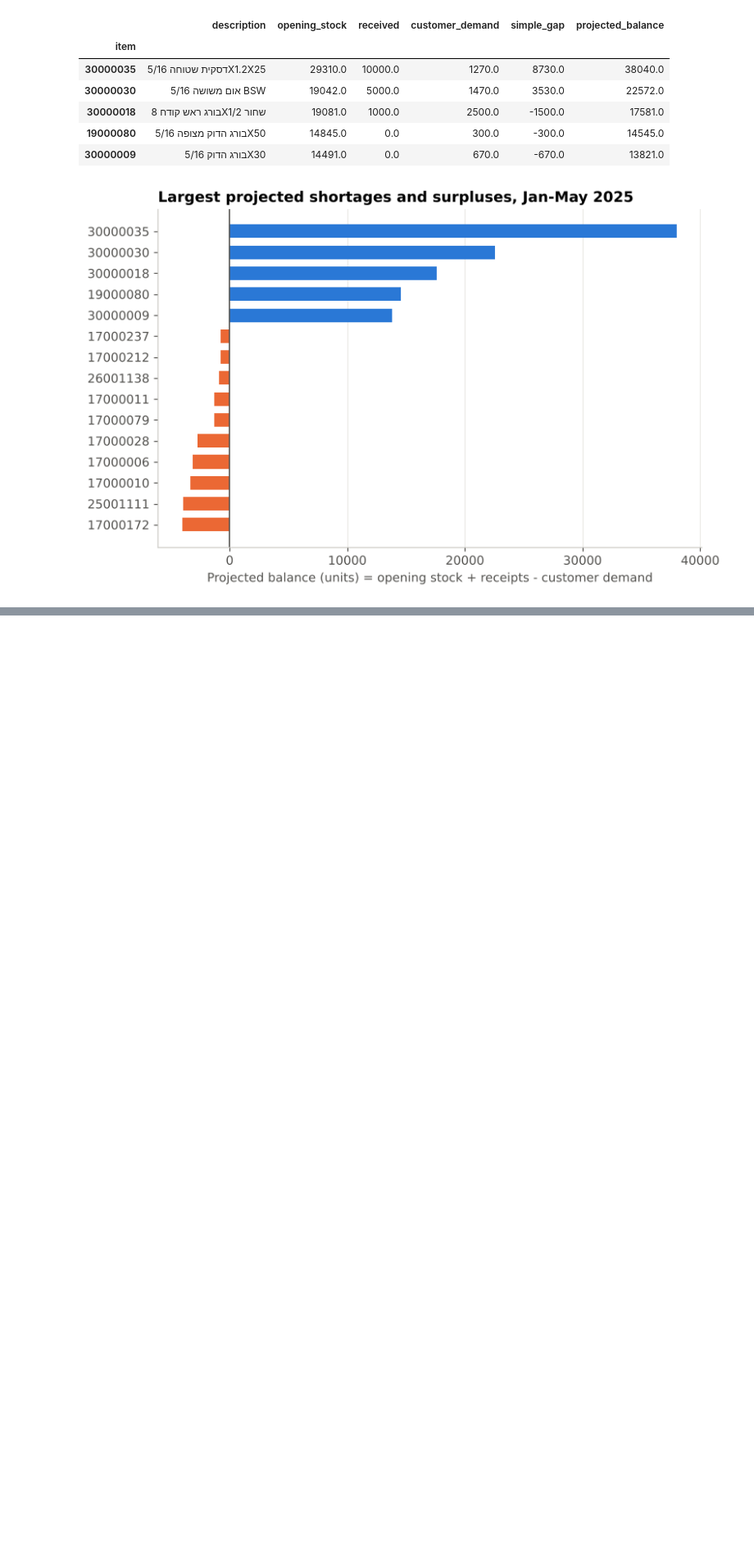
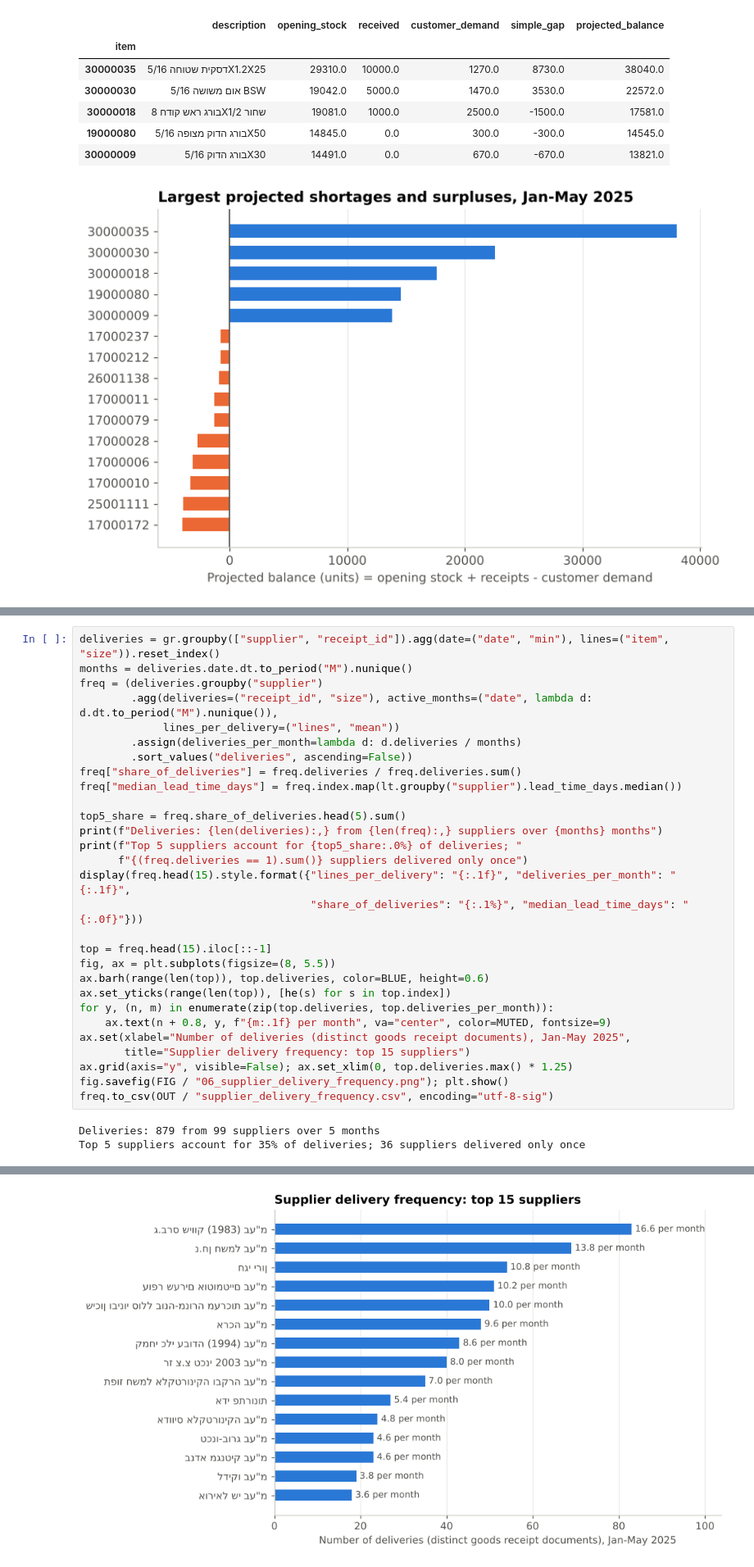
Before and after one commit to NirAvrahamoff/ysb-operations-analysis, a Jupyter notebook: notebooks/ysb_operations_analysis.ipynb, the cells around one changed output, grey strips where cells are left out. Shown at 82% size. Cells and saved outputs as stored; diff of their text form; blank space fills up the shorter version.

```diff
--- a/notebooks/ysb_operations_analysis.ipynb
+++ b/notebooks/ysb_operations_analysis.ipynb
@@ -391,0 +485,32 @@ Order lines with a receipt: 1,228 | median lead time 10 days, mean 19, 90th perc
+# %%
+deliveries = gr.groupby(["supplier", "receipt_id"]).agg(date=("date", "min"), lines=("item", "size")).reset_index()
+months = deliveries.date.dt.to_period("M").nunique()
+freq = (deliveries.groupby("supplier")
+        .agg(deliveries=("receipt_id", "size"), active_months=("date", lambda d: d.dt.to_period("M").nunique()),
+             lines_per_delivery=("lines", "mean"))
+        .assign(deliveries_per_month=lambda d: d.deliveries / months)
+        .sort_values("deliveries", ascending=False))
+freq["share_of_deliveries"] = freq.deliveries / freq.deliveries.sum()
+freq["median_lead_time_days"] = freq.index.map(lt.groupby("supplier").lead_time_days.median())
+
+top5_share = freq.share_of_deliveries.head(5).sum()
+print(f"Deliveries: {len(deliveries):,} from {len(freq):,} suppliers over {months} months")
+print(f"Top 5 suppliers account for {top5_share:.0%} of deliveries; "
+      f"{(freq.deliveries == 1).sum()} suppliers delivered only once")
+display(freq.head(15).style.format({"lines_per_delivery": "{:.1f}", "deliveries_per_month": "{:.1f}",
+                                    "share_of_deliveries": "{:.1%}", "median_lead_time_days": "{:.0f}"}))
+
+top = freq.head(15).iloc[::-1]
+fig, ax = plt.subplots(figsize=(8, 5.5))
+ax.barh(range(len(top)), top.deliveries, color=BLUE, height=0.6)
+ax.set_yticks(range(len(top)), [he(s) for s in top.index])
+for y, (n, m) in enumerate(zip(top.deliveries, top.deliveries_per_month)):
+    ax.text(n + 0.8, y, f"{m:.1f} per month", va="center", color=MUTED, fontsize=9)
+ax.set(xlabel="Number of deliveries (distinct goods receipt documents), Jan-May 2025",
+       title="Supplier delivery frequency: top 15 suppliers")
+ax.grid(axis="y", visible=False); ax.set_xlim(0, top.deliveries.max() * 1.25)
+fig.savefig(FIG / "06_supplier_delivery_frequency.png"); plt.show()
+freq.to_csv(OUT / "supplier_delivery_frequency.csv", encoding="utf-8-sig")
+# %% [output]
+Deliveries: 879 from 99 suppliers over 5 months
+Top 5 suppliers account for 35% of deliveries; 36 suppliers delivered only once
@@ -392 +534,2 @@ Order lines with a receipt: 1,228 | median lead time 10 days, mean 19, 90th perc
+[figure, added]
 # %% [markdown]
```
Also changed, not shown: parts of 25 cells of this notebook.
